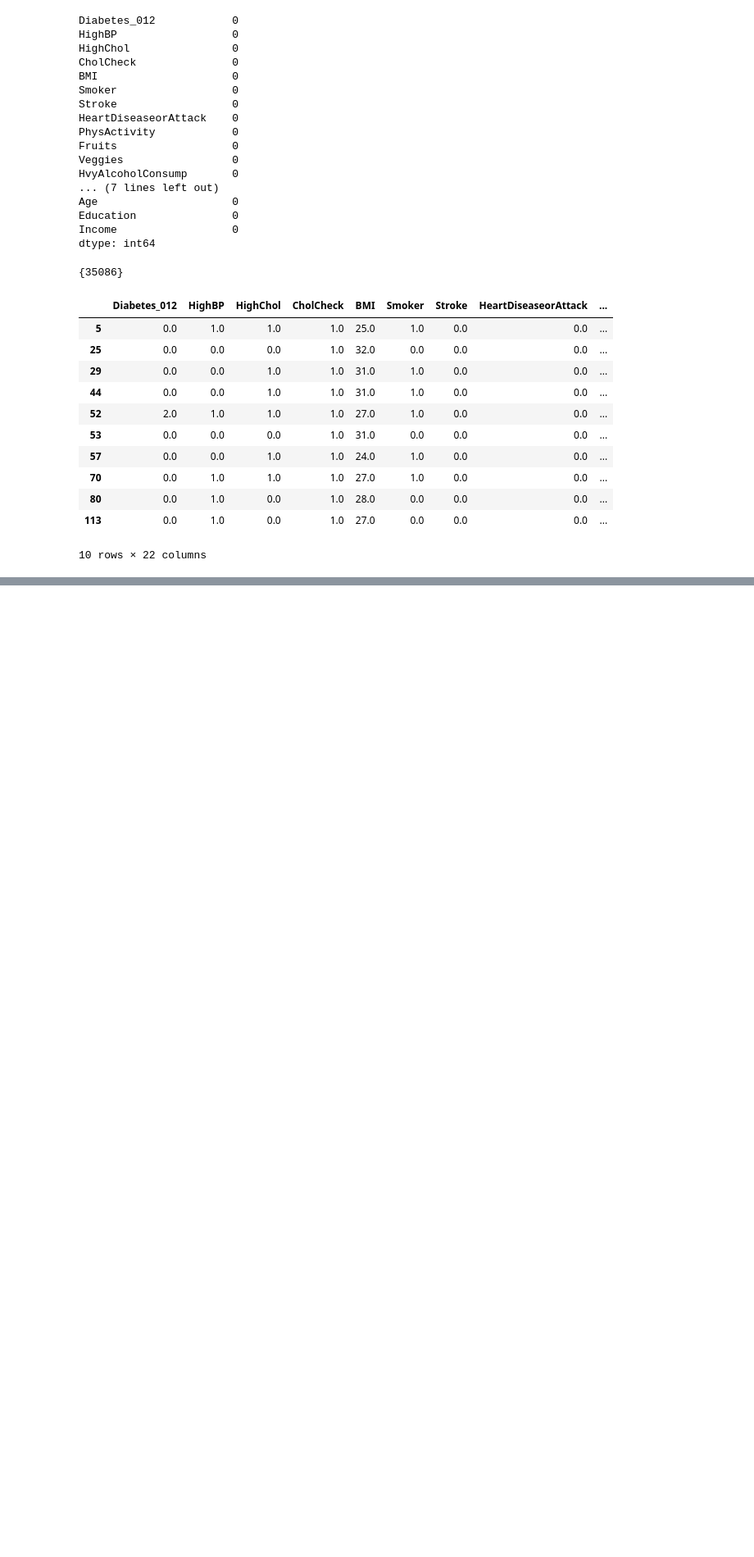
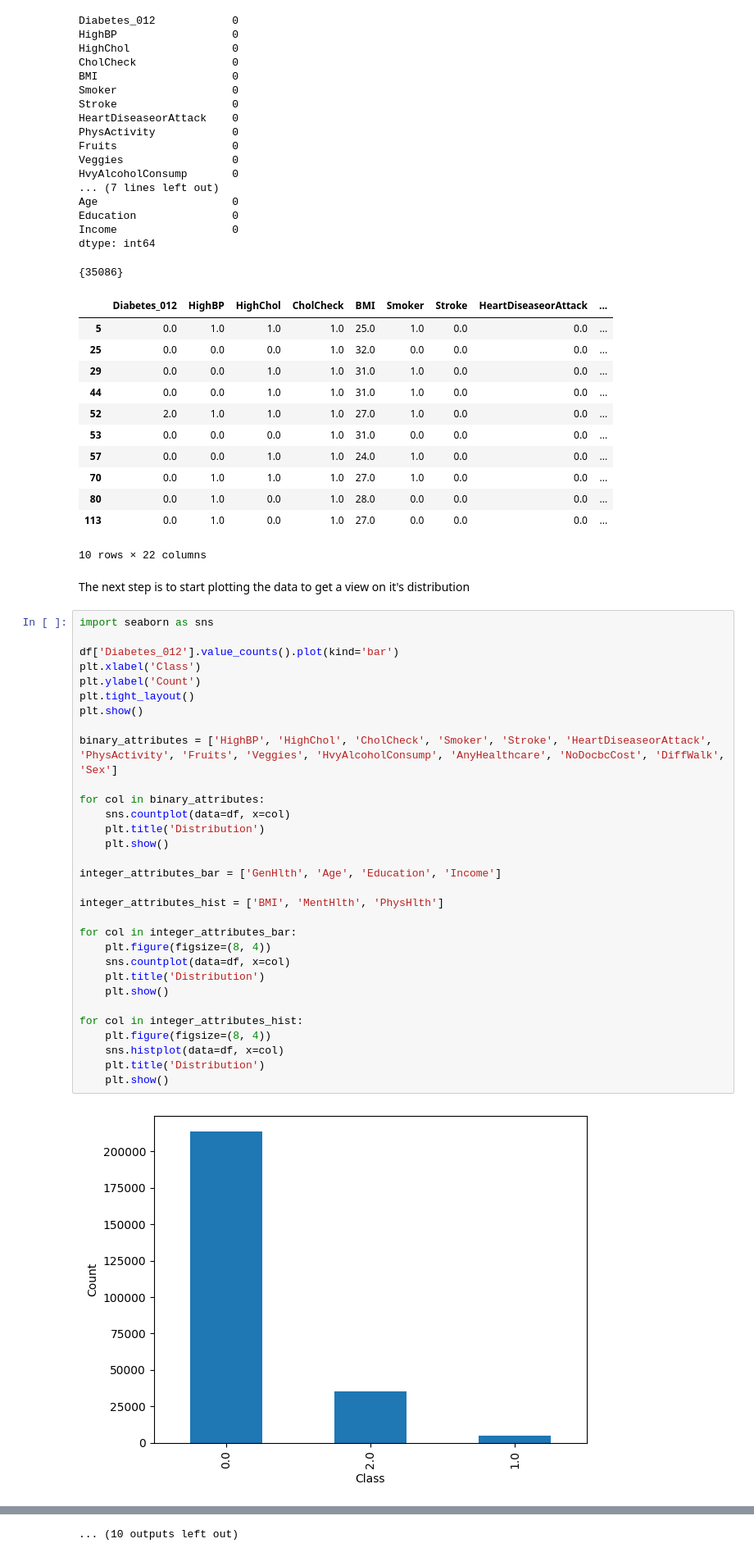
Before and after one commit to c22emigr/Health-problems-prediction, a Jupyter notebook: notebooks/notebook.ipynb, the cells around one changed output, grey strips where cells are left out. Shown at 82% size. Drawn from its saved outputs; the diff is of its cells as text; blank space fills up the shorter version.

```diff
--- a/notebooks/notebook.ipynb
+++ b/notebooks/notebook.ipynb
@@ -534,3 +534,38 @@ dtype: int64
 | 80 | 0.0 | 1.0 | 0.0 | 1.0 | 28.0 | 0.0 | 0.0 | 0.0 | ... |
 | 113 | 0.0 | 1.0 | 0.0 | 1.0 | 27.0 | 0.0 | 0.0 | 0.0 | ... |
 10 rows × 22 columns
+# %% [markdown]
+The next step is to start plotting the data to get a view on it's distribution
+# %%
+import seaborn as sns
+
+df['Diabetes_012'].value_counts().plot(kind='bar')
+plt.xlabel('Class')
+plt.ylabel('Count')
+plt.tight_layout()
+plt.show()
+
+binary_attributes = ['HighBP', 'HighChol', 'CholCheck', 'Smoker', 'Stroke', 'HeartDiseaseorAttack', 'PhysActivity', 'Fruits', 'Veggies', 'HvyAlcoholConsump', 'AnyHealthcare', 'NoDocbcCost', 'DiffWalk', 'Sex']
+
+for col in binary_attributes:
+    sns.countplot(data=df, x=col)
+    plt.title('Distribution')
+    plt.show()
+
+integer_attributes_bar = ['GenHlth', 'Age', 'Education', 'Income']
+
+integer_attributes_hist = ['BMI', 'MentHlth', 'PhysHlth']
+
+for col in integer_attributes_bar:
+    plt.figure(figsize=(8, 4))
+    sns.countplot(data=df, x=col)
+    plt.title('Distribution')
+    plt.show()
+
+for col in integer_attributes_hist:
+    plt.figure(figsize=(8, 4))
+    sns.histplot(data=df, x=col)
+    plt.title('Distribution')
+    plt.show()
+# %% [output]
+[figure, added]
@@ -536,0 +583 @@ dtype: int64
+... (10 outputs left out)
```
Also changed, not shown: parts of 4 cells of this notebook.
